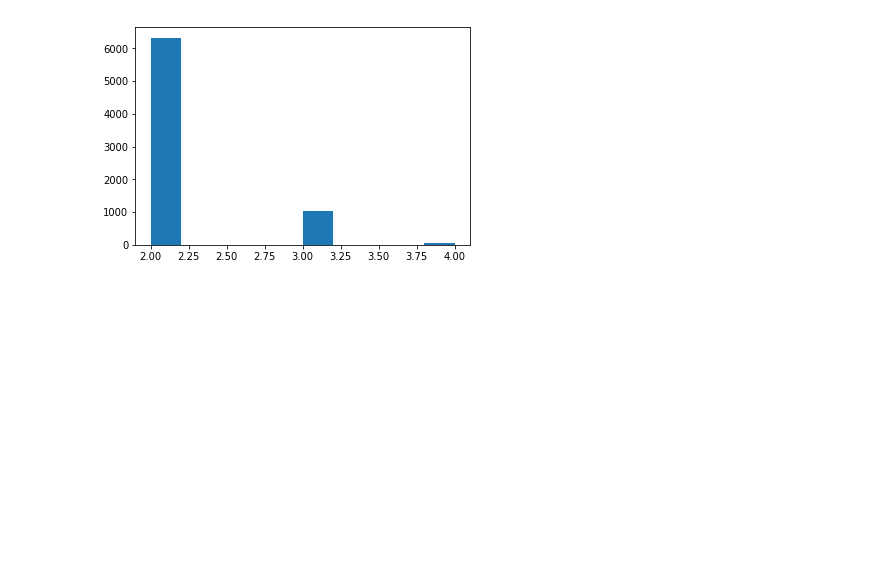
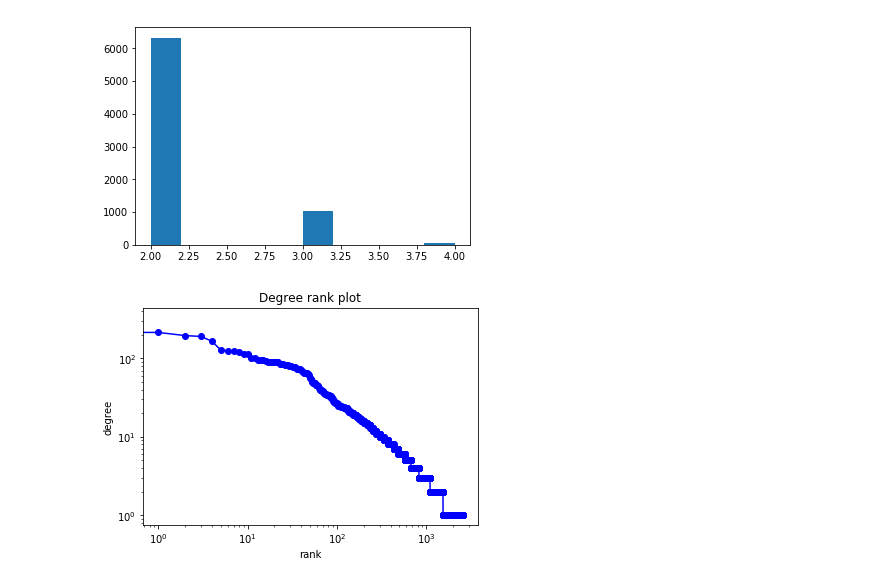
Before and after one commit to DariusParvin/Lightning-Channel-Optimizer, a Jupyter notebook: Rough_work.ipynb, the cells around one changed output. Drawn from its saved outputs; the diff is of its cells as text; code cells hidden in the pictures; blank space fills up the shorter version.

```diff
--- a/Rough_work.ipynb
+++ b/Rough_work.ipynb
@@ -332,3 +332,16 @@ cliq_len = [len(cliques[i]) for i in range(len(cliques))]
 plt.hist(cliq_len);
 # %% [output]
 [figure]
+# %%
+degree_sequence = sorted([d for n, d in main_G.degree()], reverse=True)
+# print "Degree sequence", degree_sequence
+dmax = max(degree_sequence)
+
+plt.loglog(degree_sequence, 'b-', marker='o')
+plt.title("Degree rank plot")
+plt.ylabel("degree")
+plt.xlabel("rank")
+
+plt.show()
+# %% [output]
+[figure, added]
```
Also changed, not shown: parts of 9 cells of this notebook, 1 other file.
